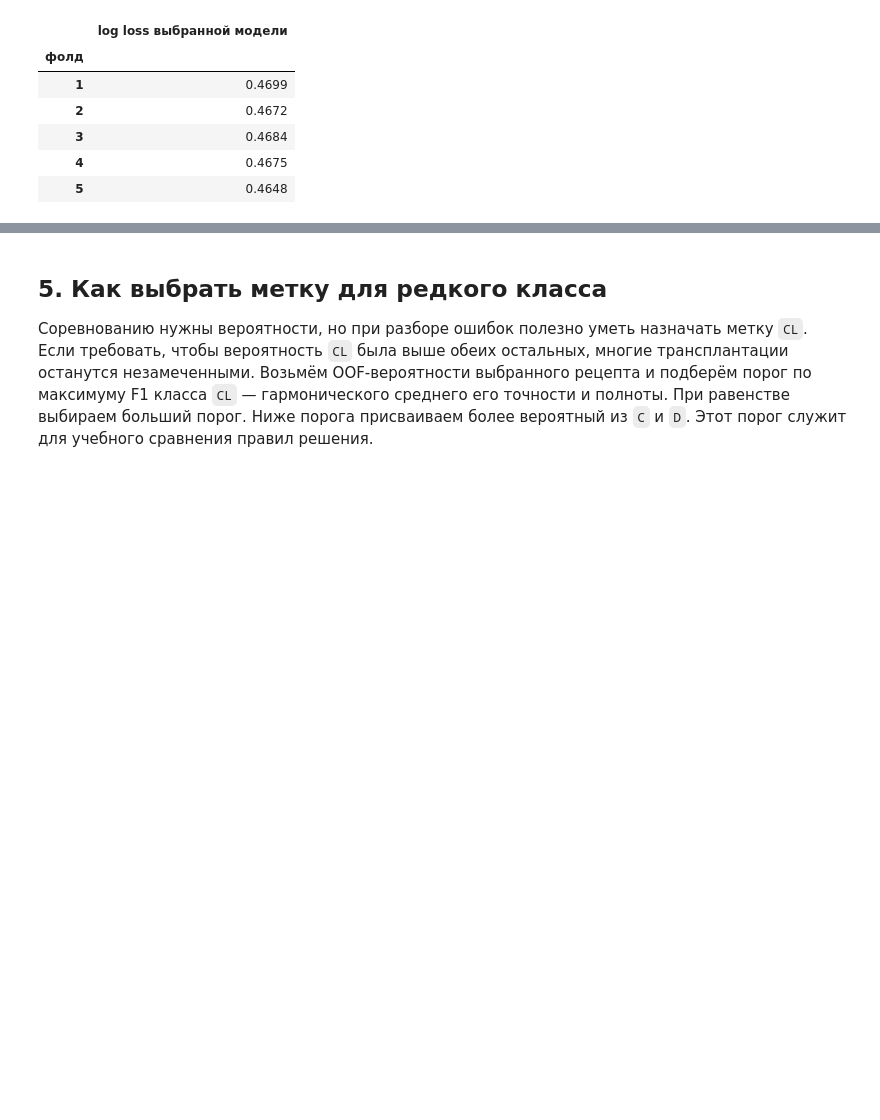
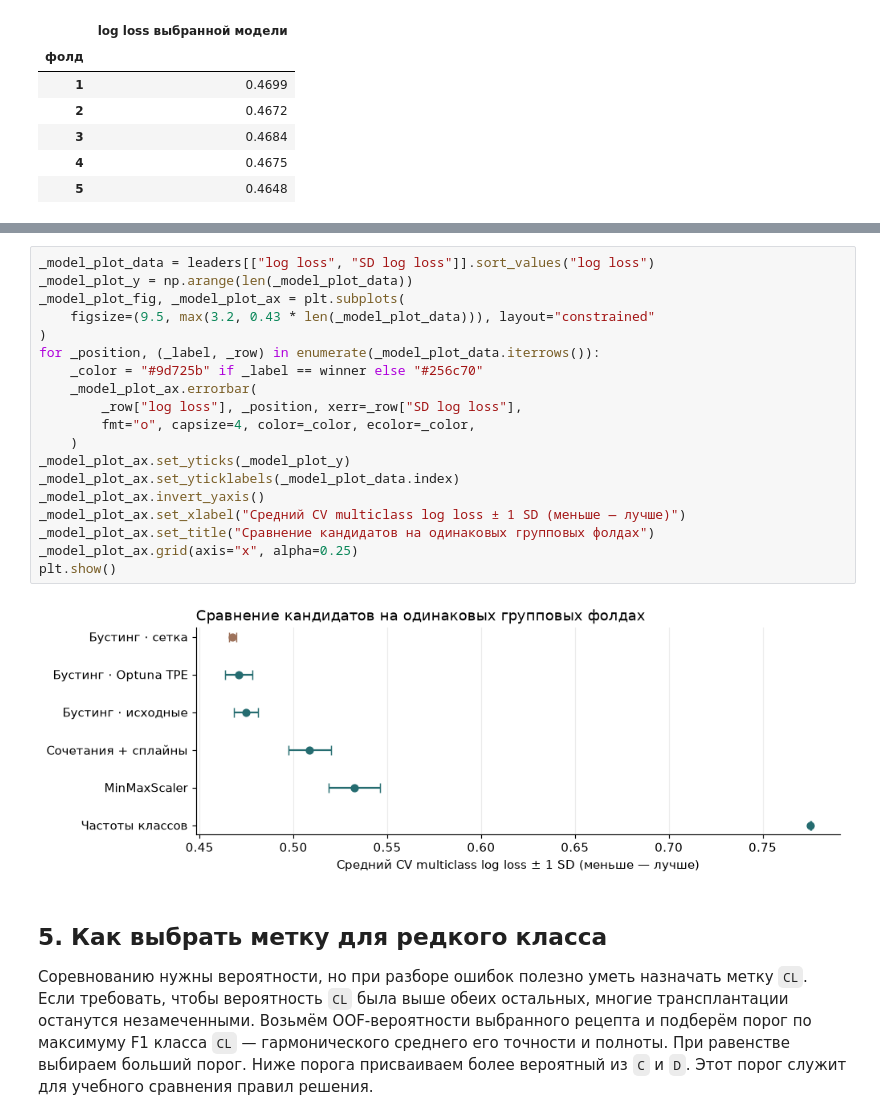
Before and after one commit to PavelK210/pbp-cirrhosis, a Jupyter notebook: 02_modeling.ipynb, the cells around one changed output, grey strips where cells are left out. Cells and saved outputs as stored; diff of their text form; blank space fills up the shorter version.

```diff
--- a/02_modeling.ipynb
+++ b/02_modeling.ipynb
@@ -547,3 +579,24 @@ display(losses.rename("log loss выбранной модели").rename_axis("
+# %%
+_model_plot_data = leaders[["log loss", "SD log loss"]].sort_values("log loss")
+_model_plot_y = np.arange(len(_model_plot_data))
+_model_plot_fig, _model_plot_ax = plt.subplots(
+    figsize=(9.5, max(3.2, 0.43 * len(_model_plot_data))), layout="constrained"
+)
+for _position, (_label, _row) in enumerate(_model_plot_data.iterrows()):
+    _color = "#9d725b" if _label == winner else "#256c70"
+    _model_plot_ax.errorbar(
+        _row["log loss"], _position, xerr=_row["SD log loss"],
+        fmt="o", capsize=4, color=_color, ecolor=_color,
+    )
+_model_plot_ax.set_yticks(_model_plot_y)
+_model_plot_ax.set_yticklabels(_model_plot_data.index)
+_model_plot_ax.invert_yaxis()
+_model_plot_ax.set_xlabel("Средний CV multiclass log loss ± 1 SD (меньше — лучше)")
+_model_plot_ax.set_title("Сравнение кандидатов на одинаковых групповых фолдах")
+_model_plot_ax.grid(axis="x", alpha=0.25)
+plt.show()
+# %% [output]
+[figure, added]
 # %% [markdown]
 ## 5. Как выбрать метку для редкого класса
 
```
Also changed, not shown: parts of 16 cells of this notebook, 5 other files.
